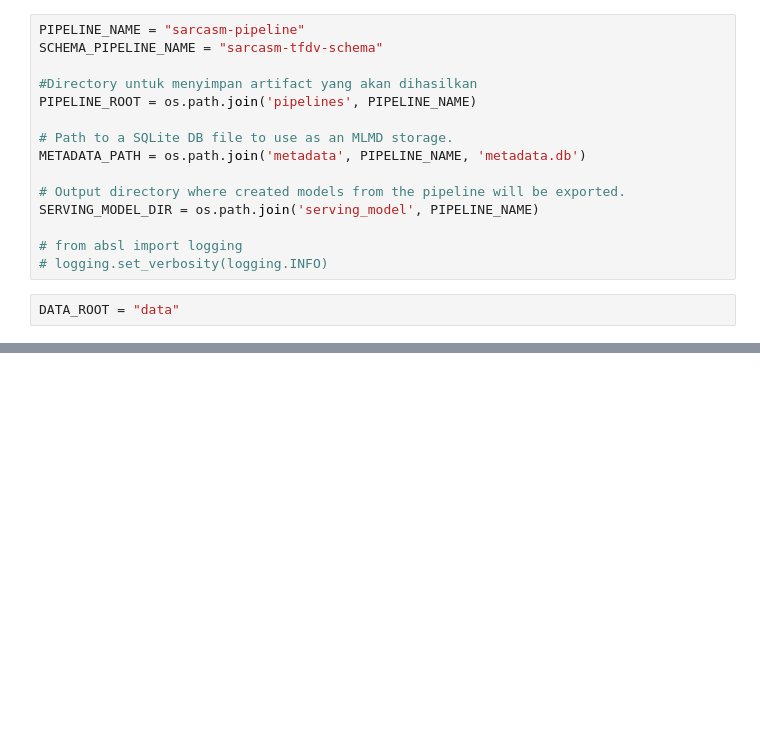
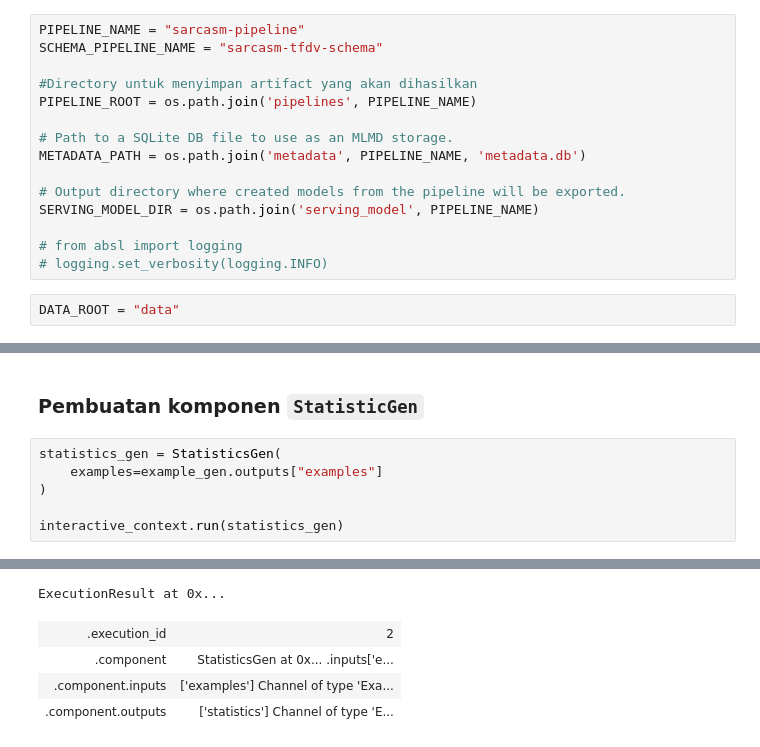
Before and after one commit to dicodingacademy/a443-MLOps-ML-Pipeline, a Jupyter notebook: notebook.ipynb, the cells around one changed output, grey strips where cells are left out. Drawn from its saved outputs; the diff is of its cells as text; blank space fills up the shorter version.

```diff
--- a/notebook.ipynb
+++ b/notebook.ipynb
@@ -29,0 +88,9 @@ interactive_context = InteractiveContext(pipeline_root=PIPELINE_ROOT)
+# %% [markdown]
+### Pembuatan komponen `StatisticGen`
+# %%
+statistics_gen = StatisticsGen(
+    examples=example_gen.outputs["examples"]
+)
+
+interactive_context.run(statistics_gen)
+# %% [output]
@@ -29,0 +98,5 @@ interactive_context = InteractiveContext(pipeline_root=PIPELINE_ROOT)
+ExecutionResult at 0x...
+| .execution_id | 2 |
+| .component | StatisticsGen at 0x... .inputs['e... |
+| .component.inputs | ['examples'] Channel of type 'Exa... |
+| .component.outputs | ['statistics'] Channel of type 'E... |
```
Also changed, not shown: parts of 18 cells of this notebook, 2 other files.
